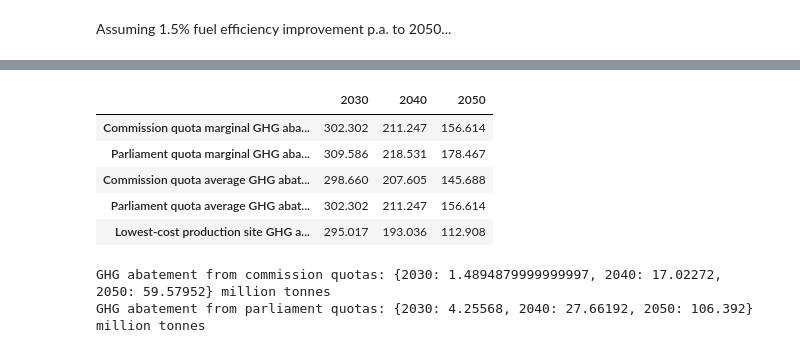
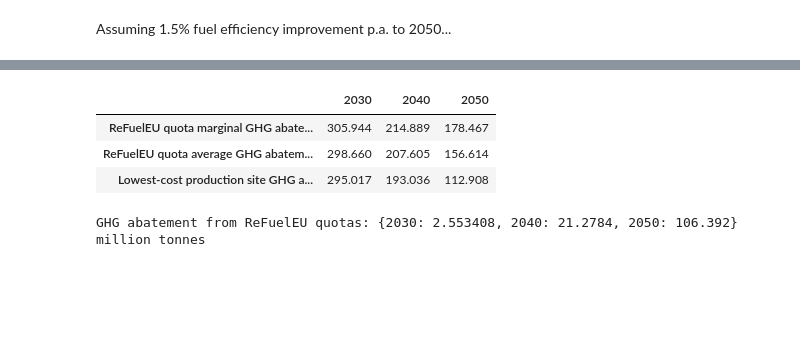
Before and after one commit to kwdseymour/EuroSAFs, a Jupyter notebook: scripts/analysis/cost_curve.ipynb, the cells around one changed output, grey strips where cells are left out. Cells and saved outputs as stored; diff of their text form; code cells hidden in the pictures; blank space fills up the shorter version.

```diff
--- a/scripts/analysis/cost_curve.ipynb
+++ b/scripts/analysis/cost_curve.ipynb
@@ -280,10 +280,8 @@ for j,(land_types,title) in enumerate(zip(scenarios,titles)):
 # %% [markdown]
 Assuming 1.5% fuel efficiency improvement p.a. to 2050...
 # %%
-commission_quotas = [0.7, 8, 28] #2030,2040,2050
-commission_quota_premiums = []
-parliament_quotas = [2, 13, 50] #2030,2040,2050
-parliament_quota_premiums = []
+refueleu_quotas = [1.2, 10, 50] #2030,2040,2050
+refueleu_quota_premiums = []
 
 fig,ax = plt.subplots(figsize=(5.5,3.5))
 
@@ -298,12 +296,10 @@ for i,year in enumerate([2020,2030,2040,2050]):
 
     ax.plot(cost_curve['fuel_share']*100,cost_curve['ticket_premium'], label=year)
     if i>0:
-        commission_quota_premiums.append(cost_curve.iloc[abs(cost_curve['fuel_share']*100 - commission_quotas[i-1]).argmin()]['ticket_premium'])
-        parliament_quota_premiums.append(cost_curve.iloc[abs(cost_curve['fuel_share']*100 - parliament_quotas[i-1]).argmin()]['ticket_premium'])
+        refueleu_quota_premiums.append(cost_curve.iloc[abs(cost_curve['fuel_share']*100 - refueleu_quotas[i-1]).argmin()]['ticket_premium'])
 
 
-ax.plot(commission_quotas, commission_quota_premiums, marker='o', c='grey', alpha=1, markeredgewidth=0.0, markersize=8, linestyle=':', label='EU commision blending mandates')
-ax.plot(parliament_quotas, parliament_quota_premiums, marker='^', c='grey', alpha=1, markeredgewidth=0.0, markersize=8, linestyle=':', label='EU parliament blending mandates')
+ax.plot(refueleu_quotas, refueleu_quota_premiums, marker='o', c='grey', alpha=1, markeredgewidth=0.0, markersize=8, linestyle=':', label='ReFuelEU blending mandates')
 
 ax.set_ylim(0,12)
 ax.set_xlim(0,55)
@@ -317,11 +313,10 @@ ax.set_xlabel('PtL fuel share', labelpad=5)
 
 lines = ax.get_lines()
 legend1 = ax.legend([lines[i] for i in [0,1,2,3]], [2020,2030,2040,2050], loc='lower right')
-legend2 = ax.legend([lines[i] for i in [4,5]], ['EU commision blending mandates','EU parliament blending mandates'], loc='upper left')
+legend2 = ax.legend([lines[i] for i in [4]], ['ReFuelEU blending mandates'], loc='upper left')
 ax.add_artist(legend1)
 ax.add_artist(legend2)
 
 plt.savefig('../../gfx/ticket_premium_curve.png', bbox_inches='tight',dpi=400);
-print('Commission quota premiums:',{year:f'{round(x,1)}%' for year,x in zip([2030,2040,2050],commission_quota_premiums)})
-print('Parliament quota premiums:',{year:f'{round(x,1)}%' for year,x in zip([2030,2040,2050],parliament_quota_premiums)})
+print('ReFuelEU quota premiums:',{year:f'{round(x,1)}%' for year,x in zip([2030,2040,2050],refueleu_quota_premiums)})
 # %% [output]
@@ -389,34 +363,24 @@ print('2050 PtL market under Parliament mandate:', quota_summary_df.loc['Parliam
 # %%
 premium_df = quota_summary_df.loc[[
-    'Commission quota marginal LCOF (EUR/l)',
-    'Parliament quota marginal LCOF (EUR/l)',
-    'Commission quota average LCOF (EUR/l)',
-    'Parliament quota average LCOF (EUR/l)',
+    'ReFuelEU quota marginal LCOF (EUR/l)',
+    'ReFuelEU quota average LCOF (EUR/l)',
     'Lowest-cost production site LCOF (EUR/l)']].copy()
 premium_df.index = [x.replace('LCOF (EUR/l)','GHG abatement cost (EUR/tCO2)') for x in premium_df.index]
 
 premium_per_ton = (premium_df - 0.4)/(kerosene_density/1e3) # EUR
 co2_savings_per_ton_ptl = kerosene_carbon_intensity*ptl_ghg_reduction_factor # tonnes
 ghg_abatement_cost = premium_per_ton/co2_savings_per_ton_ptl
 premium_df = ghg_abatement_cost.astype(float).round(3)
 premium_df
 # %% [output]
 |  | 2030 | 2040 | 2050 |
-| Commission quota marginal GHG aba... | 302.302 | 211.247 | 156.614 |
-| Parliament quota marginal GHG aba... | 309.586 | 218.531 | 178.467 |
-| Commission quota average GHG abat... | 298.660 | 207.605 | 145.688 |
-| Parliament quota average GHG abat... | 302.302 | 211.247 | 156.614 |
+| ReFuelEU quota marginal GHG abate... | 305.944 | 214.889 | 178.467 |
+| ReFuelEU quota average GHG abatem... | 298.660 | 207.605 | 156.614 |
 | Lowest-cost production site GHG a... | 295.017 | 193.036 | 112.908 |
 # %%
-commission_ptl_volumes = [x/100*EU32_fuel_demand_kg for x in commission_quotas] #kg
-commission_ghg_abatement = [x*kerosene_carbon_intensity*ptl_ghg_reduction_factor/1e3 for x in commission_ptl_volumes] #tonnes
-commission_ghg_abatement = {year:x/1e6 for year,x in zip([2030,2040,2050],commission_ghg_abatement)} #million tonnes
-print('GHG abatement from commission quotas:',commission_ghg_abatement,'million tonnes')
-
-parliament_ptl_volumes = [x/100*EU32_fuel_demand_kg for x in parliament_quotas] #kg
-parliament_ghg_abatement = [x*kerosene_carbon_intensity*ptl_ghg_reduction_factor/1e3 for x in parliament_ptl_volumes] #tonnes
-parliament_ghg_abatement = {year:x/1e6 for year,x in zip([2030,2040,2050],parliament_ghg_abatement)} #million tonnes
-print('GHG abatement from parliament quotas:',parliament_ghg_abatement,'million tonnes')
+refueleu_ptl_volumes = [x/100*EU32_fuel_demand_kg for x in refueleu_quotas] #kg
+refueleu_ghg_abatement = [x*kerosene_carbon_intensity*ptl_ghg_reduction_factor/1e3 for x in refueleu_ptl_volumes] #tonnes
+refueleu_ghg_abatement = {year:x/1e6 for year,x in zip([2030,2040,2050],refueleu_ghg_abatement)} #million tonnes
+print('GHG abatement from ReFuelEU quotas:',refueleu_ghg_abatement,'million tonnes')
 # %% [output]
-GHG abatement from commission quotas: {2030: 1.4894879999999997, 2040: 17.02272, 2050: 59.57952} million tonnes
-GHG abatement from parliament quotas: {2030: 4.25568, 2040: 27.66192, 2050: 106.392} million tonnes
+GHG abatement from ReFuelEU quotas: {2030: 2.553408, 2040: 21.2784, 2050: 106.392} million tonnes
```
Also changed, not shown: parts of 3 cells of this notebook, 1 other file.
